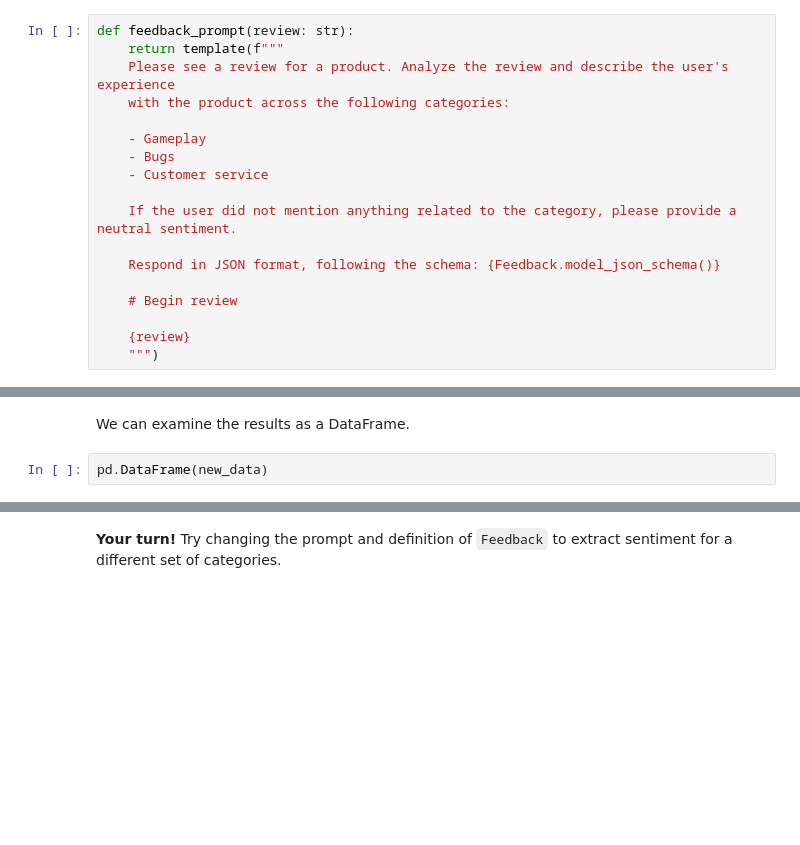
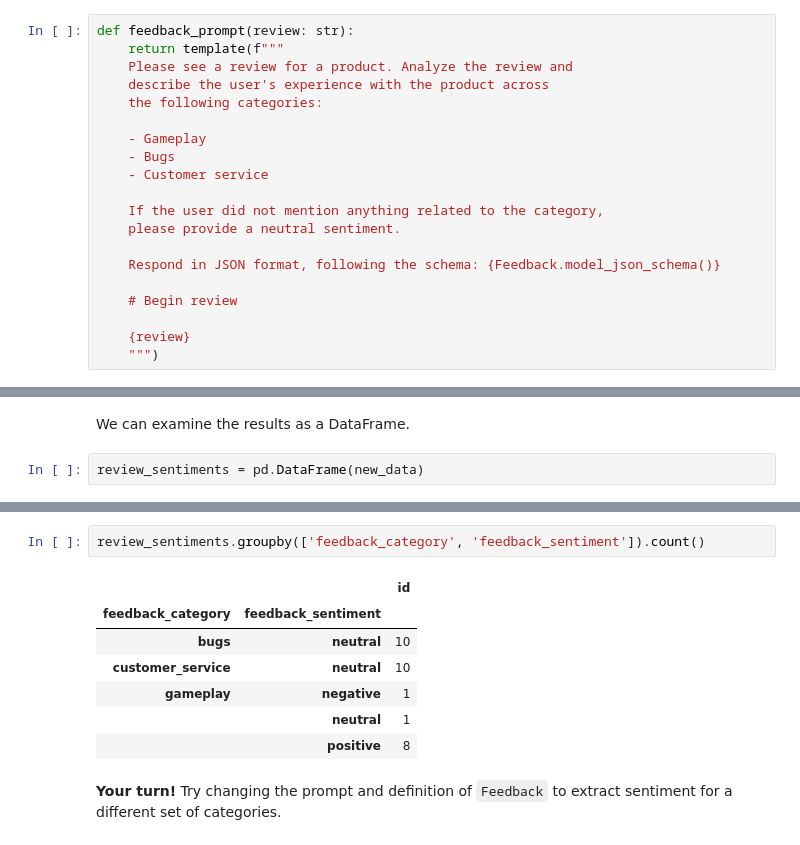
Before and after one commit to cpfiffer/odsc-2025, a Jupyter notebook: lesson.ipynb, the cells around one changed output, grey strips where cells are left out. Drawn from its saved outputs; the diff is of its cells as text; blank space fills up the shorter version.

```diff
--- a/lesson.ipynb
+++ b/lesson.ipynb
@@ -812,14 +977,16 @@ Next, we need to define a prompt that will extract the sentiment for each catego
 # %%
 def feedback_prompt(review: str):
     return template(f"""
-    Please see a review for a product. Analyze the review and describe the user's experience
-    with the product across the following categories:
+    Please see a review for a product. Analyze the review and
+    describe the user's experience with the product across
+    the following categories:
 
     - Gameplay
     - Bugs
     - Customer service
 
-    If the user did not mention anything related to the category, please provide a neutral sentiment.
+    If the user did not mention anything related to the category,
+    please provide a neutral sentiment.
 
     Respond in JSON format, following the schema: {Feedback.model_json_schema()}
 
@@ -856,4 +1040,4 @@ for row in videogames_subset.itertuples():
 # %% [markdown]
 We can examine the results as a DataFrame.
 # %%
-pd.DataFrame(new_data)
+review_sentiments = pd.DataFrame(new_data)
@@ -878,2 +1064,12 @@ pd.DataFrame(new_data)
+# %%
+review_sentiments.groupby(['feedback_category', 'feedback_sentiment']).count()
+# %% [output]
+|  |  | id |
+| feedback_category | feedback_sentiment |  |
+| bugs | neutral | 10 |
+| customer_service | neutral | 10 |
+| gameplay | negative | 1 |
+|  | neutral | 1 |
+|  | positive | 8 |
 # %% [markdown]
 **Your turn!** Try changing the prompt and definition of `Feedback` to extract sentiment for a different set of categories.
```
Also changed, not shown: parts of 31 cells of this notebook.
